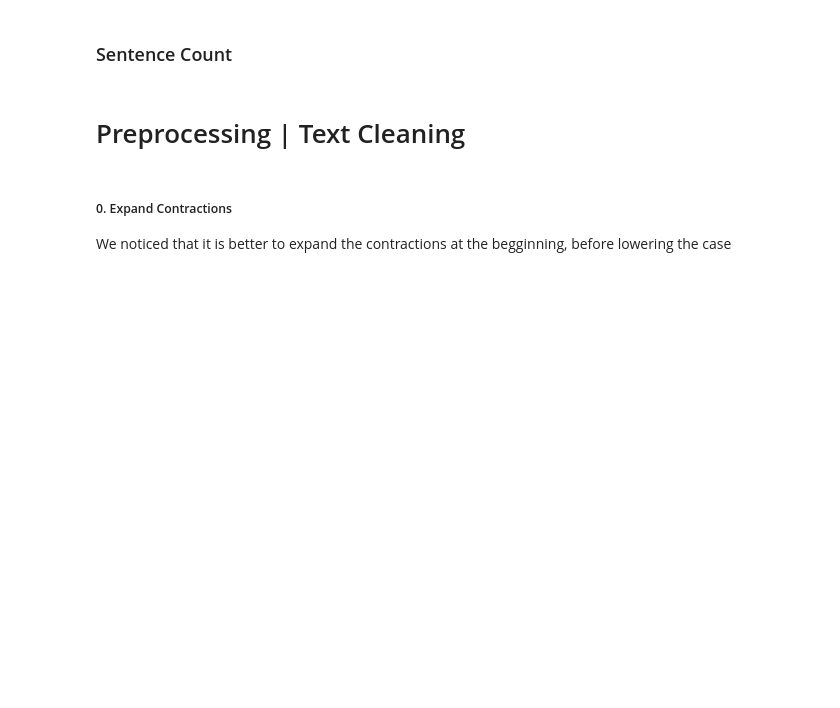
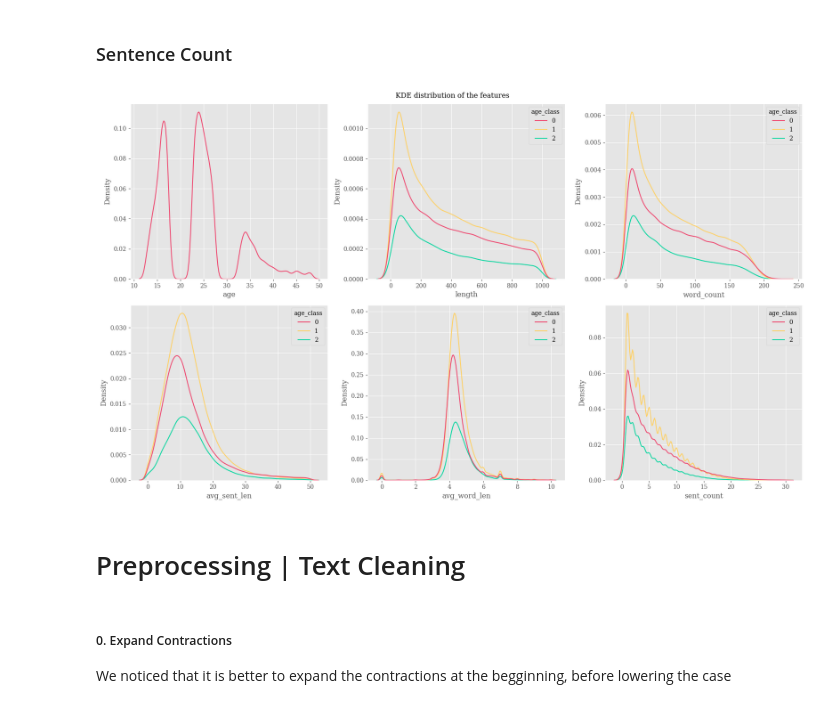
Before and after one commit to simonefacchiano/SL-Final-Project, a Jupyter notebook: preprocessing_and_eda.ipynb, the cells around one changed output. Drawn from its saved outputs; the diff is of its cells as text; code cells hidden in the pictures; blank space fills up the shorter version.

```diff
--- a/preprocessing_and_eda.ipynb
+++ b/preprocessing_and_eda.ipynb
@@ -140,25 +163,27 @@ train["avg_sent_len"] = train["post"].map(lambda x: np.mean([len(w.split()) for
 # %%
 #Too many outliers, need less data.
 train_small = train.loc[train["length"]<1000]
 train_small_word_count = train_small[train_small.word_count <= 230]
 train_small_sent_count = train_small[train_small.sent_count <= 30]
 train_small_avg_word = train_small[train_small.avg_word_len <= 10]
 train_small_avg_sent = train_small[train_small.avg_sent_len <= 50]
 
 # KDE plot
 # (Kernel density estimate)
 # KDE represents the data using a continuous probability density curve in one or more dimensions.
 fig, axes = plt.subplots(figsize=(17,10), ncols=3, nrows=2)
 sns.kdeplot(data = train_small, x = "age", ax = axes[0][0], label = "Age", color = our_col[0])
-sns.kdeplot(data = train_small, x = "length", ax = axes[0][1], label = "Length", hue="age_class", palette = our_col)
-sns.kdeplot(data = train_small_word_count, x = "word_count", ax = axes[0][2], label = "Word Count", hue="age_class", palette = our_col)
-sns.kdeplot(data = train_small_avg_sent, x = "avg_sent_len", ax = axes[1][0], label = "Average sentence length", hue="age_class", palette = our_col)
-sns.kdeplot(data = train_small_avg_word, x = "avg_word_len", ax = axes[1][1], label = "Average word length", hue="age_class", palette = our_col)
-sns.kdeplot(data = train_small_sent_count, x = "sent_count", ax = axes[1][2], label = "Sentence count", hue="age_class", palette = our_col)
+sns.kdeplot(data = train_small, x = "length", ax = axes[0][1], label = "Length", hue="age_class", palette = our_col[1:4])
+sns.kdeplot(data = train_small_word_count, x = "word_count", ax = axes[0][2], label = "Word Count", hue="age_class", palette = our_col[1:4])
+sns.kdeplot(data = train_small_avg_sent, x = "avg_sent_len", ax = axes[1][0], label = "Average sentence length", hue="age_class", palette = our_col[1:4])
+sns.kdeplot(data = train_small_avg_word, x = "avg_word_len", ax = axes[1][1], label = "Average word length", hue="age_class", palette = our_col[1:4])
+sns.kdeplot(data = train_small_sent_count, x = "sent_count", ax = axes[1][2], label = "Sentence count", hue="age_class", palette = our_col[1:4])
 fig.suptitle("KDE distribution of the features")
 plt.tight_layout()
 
 #15 sec to run
+# %% [output]
+[figure, added]
 # %% [markdown]
 # Preprocessing | Text Cleaning
 # %%
```
Also changed, not shown: parts of 18 cells of this notebook.
